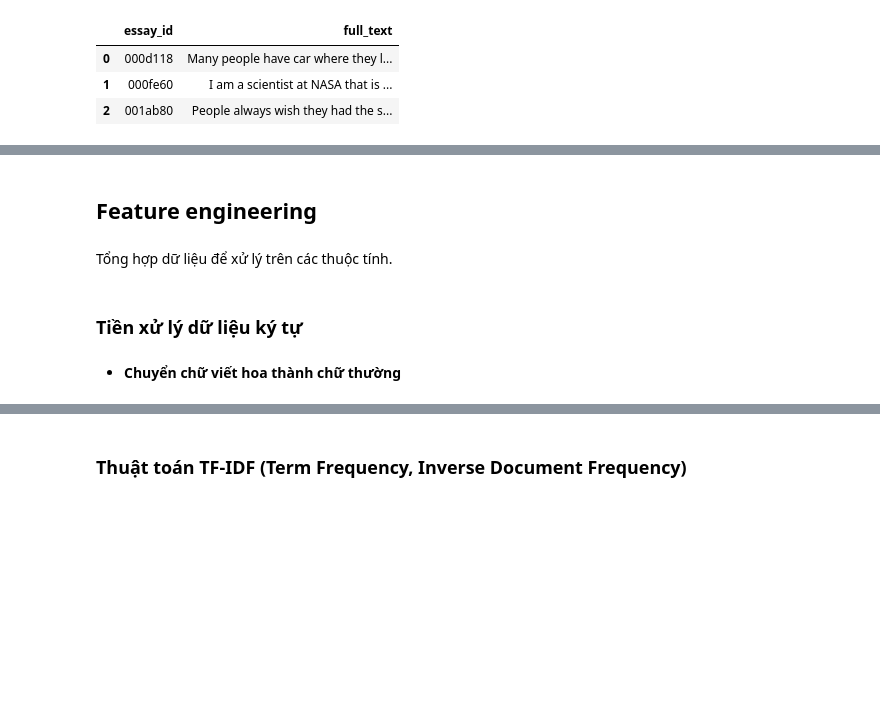
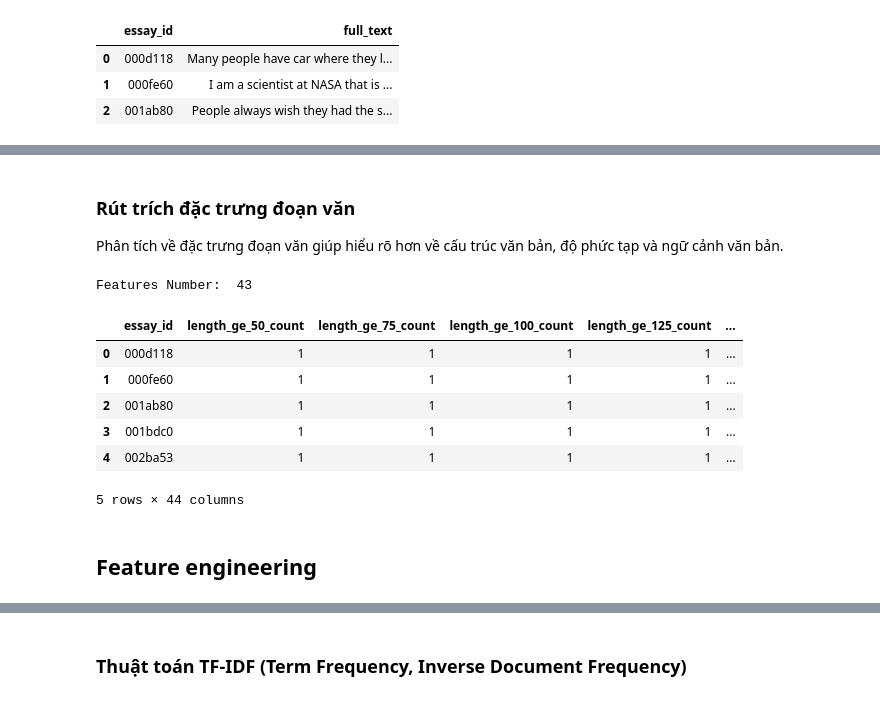
Before and after one commit to dagngyen/hcmus_23-24_automated-essay-scoring, a Jupyter notebook: model.ipynb, the cells around one changed output, grey strips where cells are left out. Drawn from its saved outputs; the diff is of its cells as text; code cells hidden in the pictures; blank space fills up the shorter version.

Commit message:
update extract paragraph features

```diff
--- a/model.ipynb
+++ b/model.ipynb
@@ -51,4 +104,65 @@ test
+# %% [markdown]
+### Rút trích đặc trưng đoạn văn
+
+Phân tích về đặc trưng đoạn văn giúp hiểu rõ hơn về cấu trúc văn bản, độ phức tạp và ngữ cảnh văn bản.
+# %%
+import polars as pl
+
+def preprocess_paragraphs(df):
+    df = df.explode('paragraph')
+    df = df.filter(pl.col('paragraph').str.strip() != "")  # Loại bỏ các đoạn văn trống
+    df = df.with_columns(pl.col('paragraph').map_elements(lambda x: len(x)).alias("paragraph_length"))
+    df = df.with_columns(
+        pl.col('paragraph').map_elements(lambda x: len(x.split('.'))).alias("sentence_count"),
+        pl.col('paragraph').map_elements(lambda x: len(x.split(' '))).alias("word_count")
+    )
+    return df
+
+# Hàm tính toán các đặc trưng từ đoạn văn
+def extract_paragraph_features(df):
+    features = ['paragraph_length', 'sentence_count', 'word_count']
+    aggs = [
+        *[pl.col('paragraph_length').filter(pl.col('paragraph_length') >= i).count().alias(f"length_ge_{i}_count") for i in [50, 75, 100, 125, 150, 175, 200, 250, 300, 350, 400, 500, 600, 700]],
+        *[pl.col('paragraph_length').filter(pl.col('paragraph_length') <= i).count().alias(f"length_le_{i}_count") for i in [25, 49]],
+        *[pl.col(feat).max().alias(f"{feat}_max") for feat in features],
+        *[pl.col(feat).mean().alias(f"{feat}_mean") for feat in features],
+        *[pl.col(feat).min().alias(f"{feat}_min") for feat in features],
+        *[pl.col(feat).first().alias(f"{feat}_first") for feat in features],
+        *[pl.col(feat).last().alias(f"{feat}_last") for feat in features],
+        *[pl.col(feat).sum().alias(f"{feat}_sum") for feat in features],
+        *[pl.col(feat).kurtosis().alias(f"{feat}_kurtosis") for feat in features],
+        *[pl.col(feat).quantile(0.25).alias(f"{feat}_q1") for feat in features],
+        *[pl.col(feat).quantile(0.75).alias(f"{feat}_q3") for feat in features],
+    ]
+    df = df.group_by(['essay_id'], maintain_order=True).agg(aggs).sort("essay_id")
+    return df.to_pandas()
+
+# Chuyển đổi dữ liệu và xử lý các đoạn văn
+def process_data(data):
+    # Tách các đoạn văn bằng dấu "\n\n" và loại bỏ các đoạn trống
+    columns = [pl.col("full_text").str.split(by="\n\n").alias("paragraph")]
+    data = pl.from_pandas(data).with_columns(columns)
+    return preprocess_paragraphs(data)
+
+# Sử dụng các hàm đã cải tiến trên dữ liệu train và test
+train_data = process_data(train)
+test_data = process_data(test)
+
+train_feats = extract_paragraph_features(train_data)
+test_feats = extract_paragraph_features(test_data)
+
+# Lấy tên các đặc trưng
+feature_names = list(filter(lambda x: x not in ['essay_id', 'score'], train_feats.columns))
+print('Features Number: ', len(feature_names))
+train_feats.head(5)
+# %% [output]
+Features Number:  43
+|  | essay_id | length_ge_50_count | length_ge_75_count | length_ge_100_count | length_ge_125_count | ... |
+| 0 | 000d118 | 1 | 1 | 1 | 1 | ... |
+| 1 | 000fe60 | 1 | 1 | 1 | 1 | ... |
+| 2 | 001ab80 | 1 | 1 | 1 | 1 | ... |
+| 3 | 001bdc0 | 1 | 1 | 1 | 1 | ... |
+| 4 | 002ba53 | 1 | 1 | 1 | 1 | ... |
+5 rows × 44 columns
 # %% [markdown]
 ## Feature engineering
-# %% [markdown]
-Tổng hợp dữ liệu để xử lý trên các thuộc tính.
@@ -60,4 +168,0 @@ df = pd.concat((train, test)).reset_index(drop=True)
-# %% [markdown]
-### Tiền xử lý dữ liệu ký tự
-# %% [markdown]
--  **Chuyển chữ viết hoa thành chữ thường**
```
Also changed, not shown: parts of 17 cells of this notebook.
